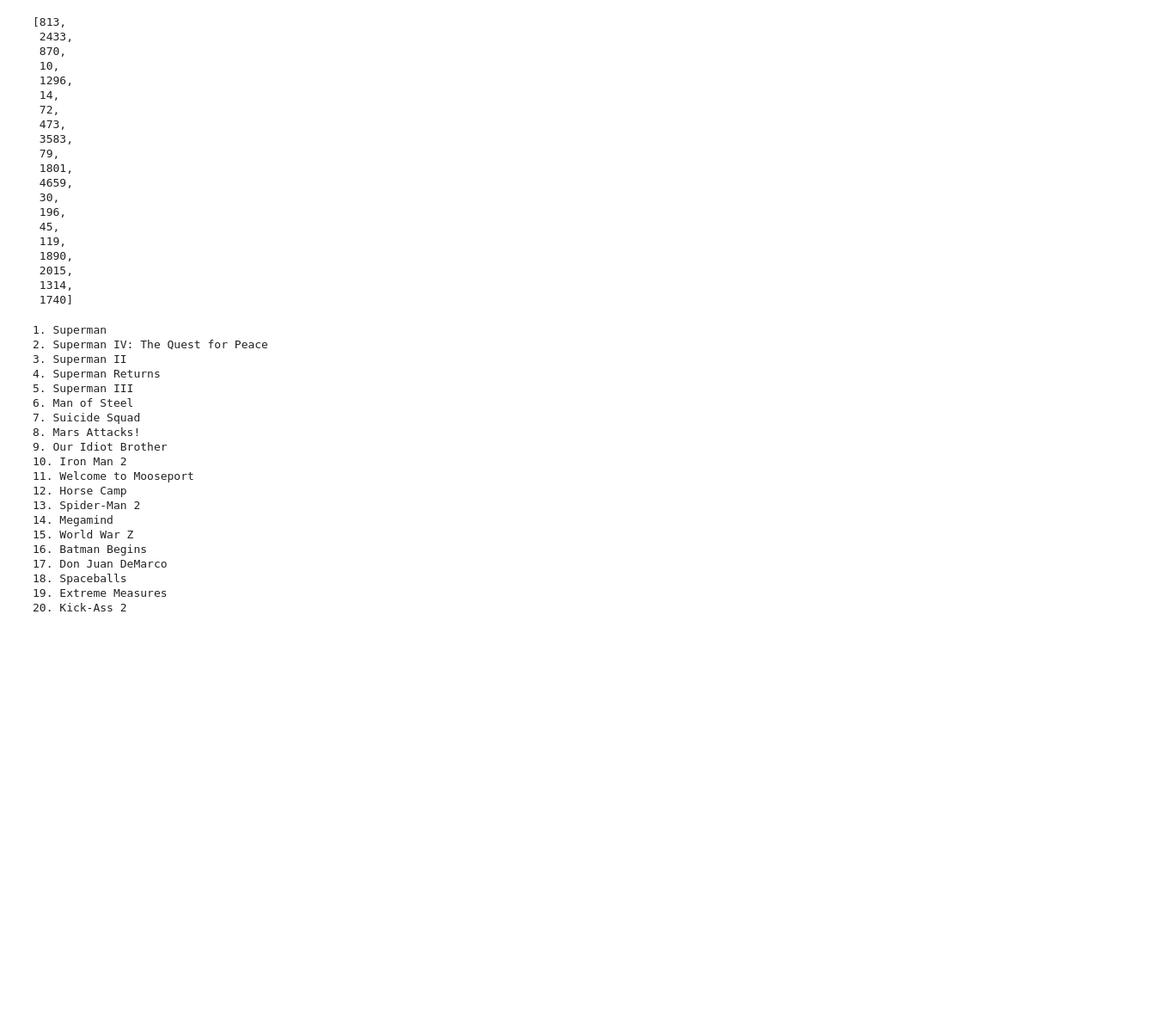
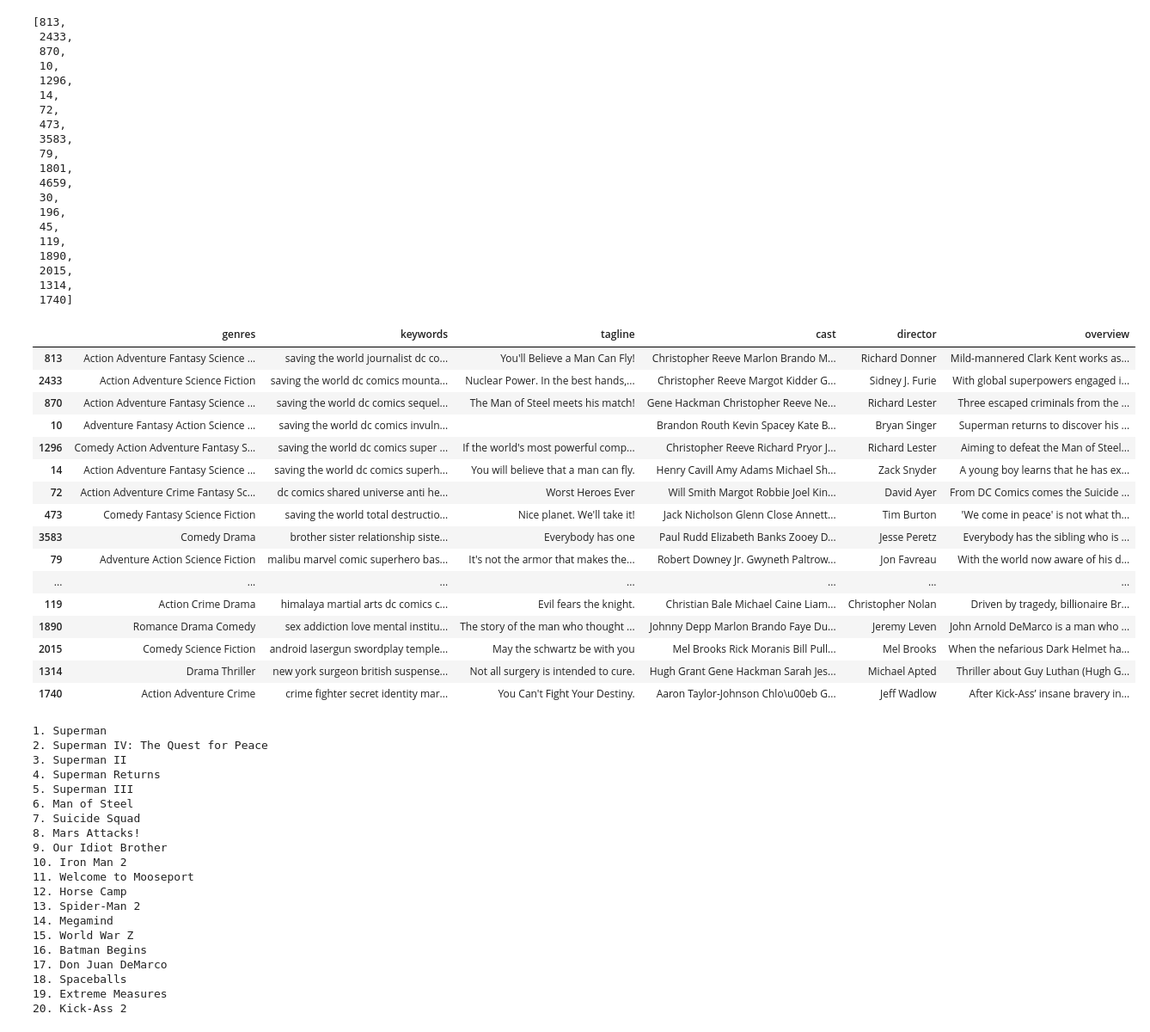
Before and after one commit to htetaunglynn94/portfolio_projects, a Jupyter notebook: machine_learning/logistic_regression/movie_recommendation_system.ipynb, the cells around one changed output. Shown at 86% size. Saved outputs shown, nothing was run; the diff lists cells and outputs as text; code cells hidden in the pictures; blank space fills up the shorter version.

Commit message:
Updated movie_recommendation_system

```diff
--- a/machine_learning/logistic_regression/movie_recommendation_system.ipynb
+++ b/machine_learning/logistic_regression/movie_recommendation_system.ipynb
@@ -245,12 +245,22 @@ mvd.shape
 # %% [output]
 (4803, 24)
 # %%
-def similar_movies(features, vectorizer, ):
+def similar_movies(features, vectorizer, mv_name, out_features):
     mvd[features] = mvd[features].fillna('') # imputation
-    combined_features = mvd[selected_features].agg('__'.join, axis=1) # feature combination
+    combined_features = mvd[features].agg('__'.join, axis=1) # feature combination
     feature_vectors = vectorizer.fit_transform(combined_features)
     similarity = cosine_similarity(feature_vectors) # apply similarity
     movie_titles = mvd['title'].unique() # get all movie titles (total=4800)
+    matched_movies = difflib.get_close_matches(mv_name, movie_titles)[0]
+    mv_idx = mvd[mvd['title'] == matched_movies]['index'].values[0]
+    similarity_score = list(enumerate(similarity[mv_idx]))
+    sorted_similar_movies = sorted(similarity_score, key=lambda x: x[1], reverse=True)
+    indices = [m[0] for m in sorted_similar_movies[:20]]
+    display(mvd.loc[indices, out_features].copy().reset_index(drop=True).rename(lambda x: x+1))
 
 
+features = ['title','genres','overview','director','cast','production_companies','keywords','tagline']
+out_features = ['title','genres', 'director', 'popularity']
+mv_name = 'superman'
 vectorizer = TfidfVectorizer()
+similar_movies(features, vectorizer, mv_name, out_features)
@@ -495,6 +523,26 @@ indices
  2015,
  1314,
  1740]
+# %%
+mvd.loc[indices, features]
+# %% [output]
+|  | genres | keywords | tagline | cast | director | overview |
+| 813 | Action Adventure Fantasy Science ... | saving the world journalist dc co... | You'll Believe a Man Can Fly! | Christopher Reeve Marlon Brando M... | Richard Donner | Mild-mannered Clark Kent works as... |
+| 2433 | Action Adventure Science Fiction | saving the world dc comics mounta... | Nuclear Power. In the best hands,... | Christopher Reeve Margot Kidder G... | Sidney J. Furie | With global superpowers engaged i... |
+| 870 | Action Adventure Fantasy Science ... | saving the world dc comics sequel... | The Man of Steel meets his match! | Gene Hackman Christopher Reeve Ne... | Richard Lester | Three escaped criminals from the ... |
+| 10 | Adventure Fantasy Action Science ... | saving the world dc comics invuln... |  | Brandon Routh Kevin Spacey Kate B... | Bryan Singer | Superman returns to discover his ... |
+| 1296 | Comedy Action Adventure Fantasy S... | saving the world dc comics super ... | If the world's most powerful comp... | Christopher Reeve Richard Pryor J... | Richard Lester | Aiming to defeat the Man of Steel... |
+| 14 | Action Adventure Fantasy Science ... | saving the world dc comics superh... | You will believe that a man can fly. | Henry Cavill Amy Adams Michael Sh... | Zack Snyder | A young boy learns that he has ex... |
+| 72 | Action Adventure Crime Fantasy Sc... | dc comics shared universe anti he... | Worst Heroes Ever | Will Smith Margot Robbie Joel Kin... | David Ayer | From DC Comics comes the Suicide ... |
+| 473 | Comedy Fantasy Science Fiction | saving the world total destructio... | Nice planet. We'll take it! | Jack Nicholson Glenn Close Annett... | Tim Burton | 'We come in peace' is not what th... |
+| 3583 | Comedy Drama | brother sister relationship siste... | Everybody has one | Paul Rudd Elizabeth Banks Zooey D... | Jesse Peretz | Everybody has the sibling who is ... |
+| 79 | Adventure Action Science Fiction | malibu marvel comic superhero bas... | It's not the armor that makes the... | Robert Downey Jr. Gwyneth Paltrow... | Jon Favreau | With the world now aware of his d... |
+| ... | ... | ... | ... | ... | ... | ... |
+| 119 | Action Crime Drama | himalaya martial arts dc comics c... | Evil fears the knight. | Christian Bale Michael Caine Liam... | Christopher Nolan | Driven by tragedy, billionaire Br... |
+| 1890 | Romance Drama Comedy | sex addiction love mental institu... | The story of the man who thought ... | Johnny Depp Marlon Brando Faye Du... | Jeremy Leven | John Arnold DeMarco is a man who ... |
+| 2015 | Comedy Science Fiction | android lasergun swordplay temple... | May the schwartz be with you | Mel Brooks Rick Moranis Bill Pull... | Mel Brooks | When the nefarious Dark Helmet ha... |
+| 1314 | Drama Thriller | new york surgeon british suspense... | Not all surgery is intended to cure. | Hugh Grant Gene Hackman Sarah Jes... | Michael Apted | Thriller about Guy Luthan (Hugh G... |
+| 1740 | Action Adventure Crime | crime fighter secret identity mar... | You Can't Fight Your Destiny. | Aaron Taylor-Johnson Chlo\u00eb G... | Jeff Wadlow | After Kick-Ass’ insane bravery in... |
 # %%
 for _, title in enumerate(indices):
     get_movie_names = mvd[mvd.index == title]['title'].values[0]
```
Also changed, not shown: parts of 6 cells of this notebook.
